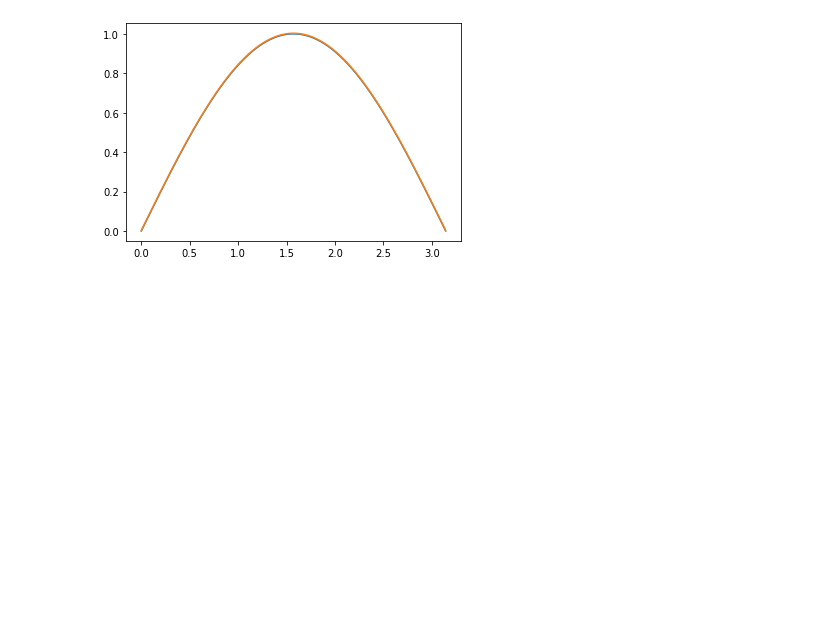
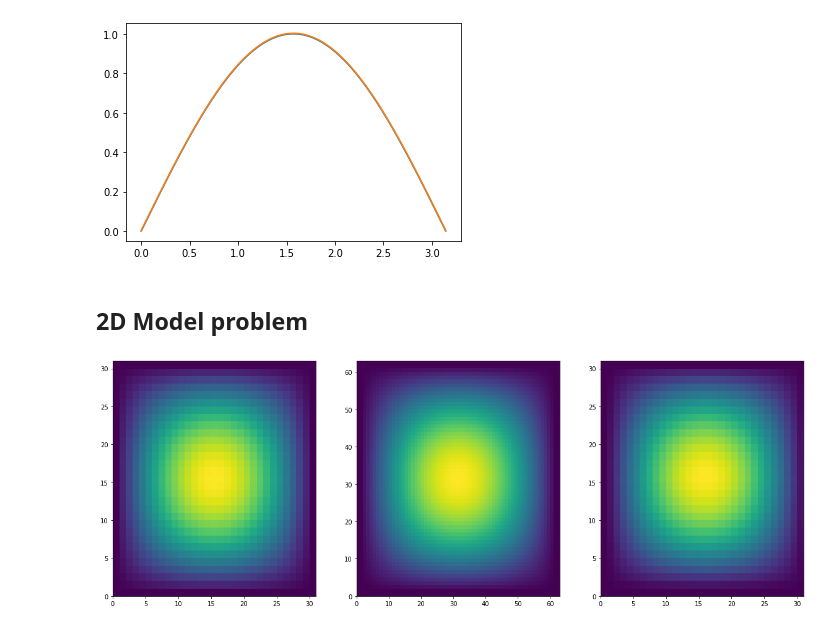
Before and after one commit to fandreuz/multigrid-pde, a Jupyter notebook: multigrid.ipynb, the cells around one changed output. Saved outputs shown, nothing was run; the diff lists cells and outputs as text; code cells hidden in the pictures; blank space fills up the shorter version.

Commit message:
2d prolongation/injection

```diff
--- a/multigrid.ipynb
+++ b/multigrid.ipynb
@@ -109,3 +109,24 @@ plt.plot(omega, rhs)
 plt.plot(omega, out);
 # %% [output]
 [figure]
+# %% [markdown]
+## 2D Model problem
+# %%
+def homo_diffusion_problem_2d(omega, N, rhs_f):
+    Nx, Ny = N
+
+    data = (-np.ones((Ny-1)*Nx), -np.ones(Nx*Ny-1), 4*np.ones(Nx*Ny), \
+            -np.ones(Nx*Ny-1), -np.ones((Nx-1)*Ny))
+    A = sp.diags(data, (-Nx, -1, 0, 1, Ny), shape=(Nx*Ny, Nx*Ny), format='csr')
+
+    x = np.linspace(*omega[0], Nx)
+    y = np.linspace(*omega[1], Ny)
+
+    hx = x[1] - x[0]
+    hy = y[1] - y[0]
+
+    X,Y = np.meshgrid(x, y)
+    X = X.flatten()
+    Y = Y.flatten()
+
+    return (X,Y), A, rhs_f(X,Y)
@@ -111,0 +158,23 @@ plt.plot(omega, out);
+# %%
+omega = np.zeros((2,2))
+omega[[0,1],1] = np.pi
+nx, ny = (31,31)
+
+def f(x,y):
+    return np.sin(x) * np.sin(y)
+
+(X,Y), A, rhs = homo_diffusion_problem_2d(omega, (nx,ny), f)
+
+plt.figure(figsize=(20,7))
+
+plt.subplot(1,3,1)
+plt.pcolormesh(f(X,Y).reshape(ny, nx))
+
+plt.subplot(1,3,2)
+u = Prolongation2D.prolong((f(X,Y), nx, ny))
+plt.pcolormesh(u.reshape((ny+1)*2-1, (nx+1)*2-1))
+
+plt.subplot(1,3,3)
+plt.pcolormesh(InjectionRestriction2D.restrict((u, (nx+1)*2-1, (ny+1)*2-1)).reshape(ny, nx));
+# %% [output]
+[figure, added]
```
Also changed, not shown: parts of 4 cells of this notebook.
